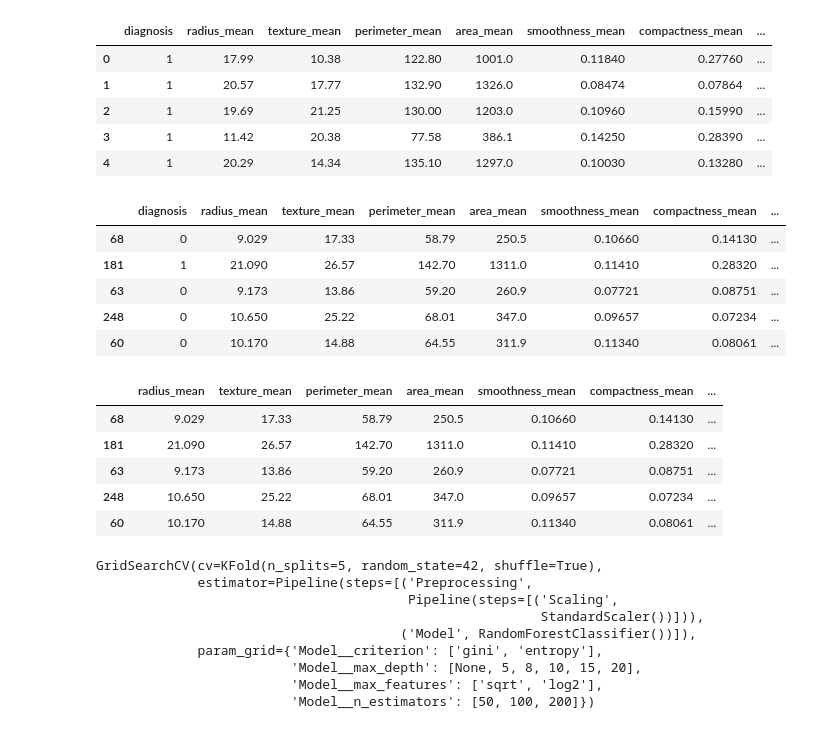
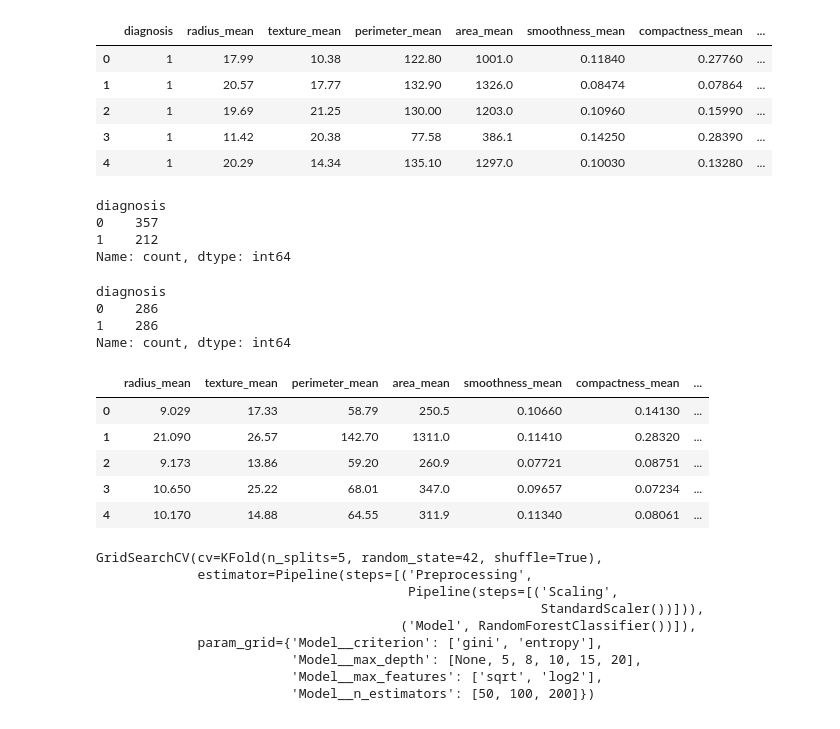
Before and after one commit to VatsVenom201/MachineLearning-Daily_tasks, a Jupyter notebook: Classification (Cross Validation+Hyperparam)/Breast_Cancer Analysis & Pred.ipynb, the cells around one changed output. Cells and saved outputs as stored; diff of their text form; code cells hidden in the pictures.

```diff
--- a/Classification (Cross Validation+Hyperparam)/Breast_Cancer Analysis & Pred.ipynb
+++ b/Classification (Cross Validation+Hyperparam)/Breast_Cancer Analysis & Pred.ipynb
@@ -360,3 +360,10 @@ ndf.head()
 | 4 | 1 | 20.29 | 14.34 | 135.10 | 1297.0 | 0.10030 | 0.13280 | ... |
 # %%
 train , test = train_test_split(ndf, test_size=0.2, random_state=42)
+# %%
+ndf.diagnosis.value_counts()
+# %% [output]
+diagnosis
+0    357
+1    212
+Name: count, dtype: int64
@@ -363,10 +372,21 @@ train , test = train_test_split(ndf, test_size=0.2, random_state=42)
+# %%
+smote = SMOTE()
+# %%
+train_X,train_y = smote.fit_resample(train.drop(columns='diagnosis'), train.diagnosis)
+# %%
+train_y.value_counts()
+# %% [output]
+diagnosis
+0    286
+1    286
+Name: count, dtype: int64
 # %%
-train.head()
+train_X.head()
 # %% [output]
-|  | diagnosis | radius_mean | texture_mean | perimeter_mean | area_mean | smoothness_mean | compactness_mean | ... |
-| 68 | 0 | 9.029 | 17.33 | 58.79 | 250.5 | 0.10660 | 0.14130 | ... |
-| 181 | 1 | 21.090 | 26.57 | 142.70 | 1311.0 | 0.11410 | 0.28320 | ... |
-| 63 | 0 | 9.173 | 13.86 | 59.20 | 260.9 | 0.07721 | 0.08751 | ... |
-| 248 | 0 | 10.650 | 25.22 | 68.01 | 347.0 | 0.09657 | 0.07234 | ... |
-| 60 | 0 | 10.170 | 14.88 | 64.55 | 311.9 | 0.11340 | 0.08061 | ... |
+|  | radius_mean | texture_mean | perimeter_mean | area_mean | smoothness_mean | compactness_mean | ... |
+| 0 | 9.029 | 17.33 | 58.79 | 250.5 | 0.10660 | 0.14130 | ... |
+| 1 | 21.090 | 26.57 | 142.70 | 1311.0 | 0.11410 | 0.28320 | ... |
+| 2 | 9.173 | 13.86 | 59.20 | 260.9 | 0.07721 | 0.08751 | ... |
+| 3 | 10.650 | 25.22 | 68.01 | 347.0 | 0.09657 | 0.07234 | ... |
+| 4 | 10.170 | 14.88 | 64.55 | 311.9 | 0.11340 | 0.08061 | ... |
 # %%
@@ -377,13 +395,4 @@ train_y = train['diagnosis']
 test_y = test['diagnosis']
-# %%
-train_X.head()
-# %% [output]
-|  | radius_mean | texture_mean | perimeter_mean | area_mean | smoothness_mean | compactness_mean | ... |
-| 68 | 9.029 | 17.33 | 58.79 | 250.5 | 0.10660 | 0.14130 | ... |
-| 181 | 21.090 | 26.57 | 142.70 | 1311.0 | 0.11410 | 0.28320 | ... |
-| 63 | 9.173 | 13.86 | 59.20 | 260.9 | 0.07721 | 0.08751 | ... |
-| 248 | 10.650 | 25.22 | 68.01 | 347.0 | 0.09657 | 0.07234 | ... |
-| 60 | 10.170 | 14.88 | 64.55 | 311.9 | 0.11340 | 0.08061 | ... |
 # %%
 model = RandomForestClassifier()
 # %%
```
Also changed, not shown: parts of 7 cells of this notebook.
